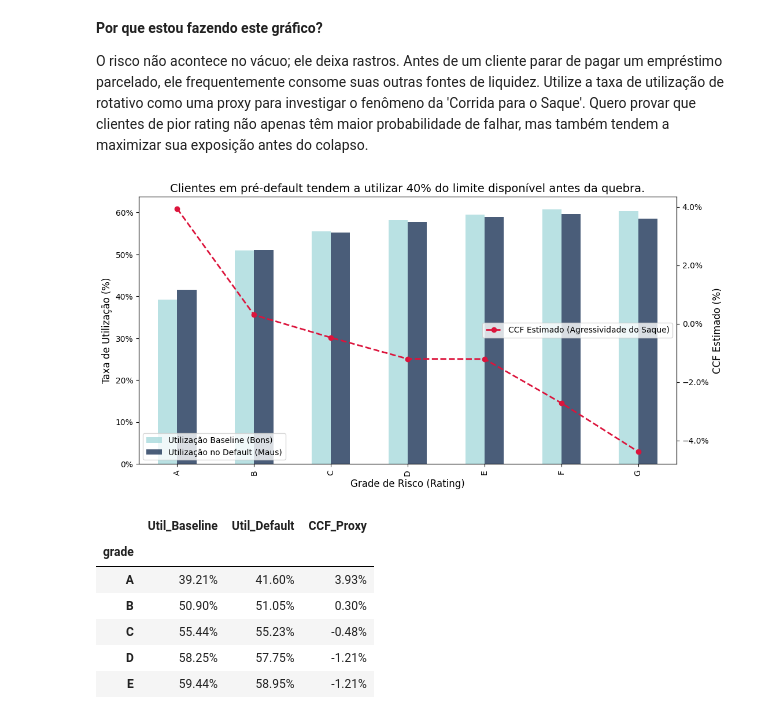
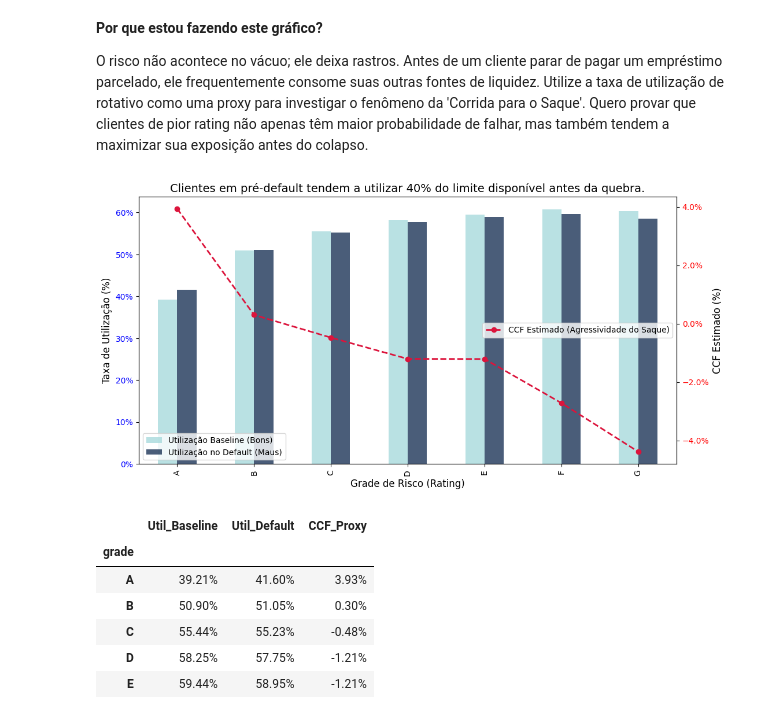
Before and after one commit to Gabr1elSilva/LendingClub_EDA, a Jupyter notebook: credit-risk-eda-v01.ipynb, the cells around one changed output. Drawn from its saved outputs; the diff is of its cells as text; code cells hidden in the pictures.

```diff
--- a/credit-risk-eda-v01.ipynb
+++ b/credit-risk-eda-v01.ipynb
@@ -1639,34 +1642,37 @@ ead_analysis.columns = ['Util_Baseline', 'Util_Default']
 ead_analysis['CCF_Proxy'] = (
     (ead_analysis['Util_Default'] - ead_analysis['Util_Baseline']) /
     (1 - ead_analysis['Util_Baseline'])
 )
 
 fig, ax1 = plt.subplots(figsize=(12, 6))
 
 # Barras
 ead_analysis[['Util_Baseline', 'Util_Default']].plot(kind='bar', ax=ax1,
                                                      color=['#A8DADC', '#1D3557'], alpha=0.8)
 
 # CCF Estimado
 ax2 = ax1.twinx()
 ax2.plot(ax1.get_xticks(), ead_analysis['CCF_Proxy'], color='crimson', marker='o',
          linewidth=2, linestyle='--', label='CCF Estimado (Agressividade do Saque)')
 
 # Formatação
 ax1.set_title('Clientes em pré-default tendem a utilizar 40% do limite disponível antes da quebra.', fontsize=14)
 ax1.set_ylabel('Taxa de Utilização (%)', fontsize=12)
 ax2.set_ylabel('CCF Estimado (%)', fontsize=12, color='black')
 ax1.set_xlabel('Grade de Risco (Rating)', fontsize=12)
 ax1.legend(['Utilização Baseline (Bons)', 'Utilização no Default (Maus)'], loc='lower left')
 ax2.legend(loc='center right')
 
+ax1.tick_params(axis='y', labelcolor='blue')
+ax2.tick_params(axis='y', labelcolor='red')
+
 # Formatar eixos como porcentagem
 ax1.yaxis.set_major_formatter(mtick.PercentFormatter(1.0))
 ax2.yaxis.set_major_formatter(mtick.PercentFormatter(1.0))
 
 plt.show()
 # %% [output]
-[figure, old version]
+[figure, new version]
 # %%
 display(ead_analysis[['Util_Baseline', 'Util_Default', 'CCF_Proxy']].style.format('{:.2%}') \
         .background_gradient(cmap='Reds', subset=['CCF_Proxy']))
```
Also changed, not shown: parts of 9 cells of this notebook.
